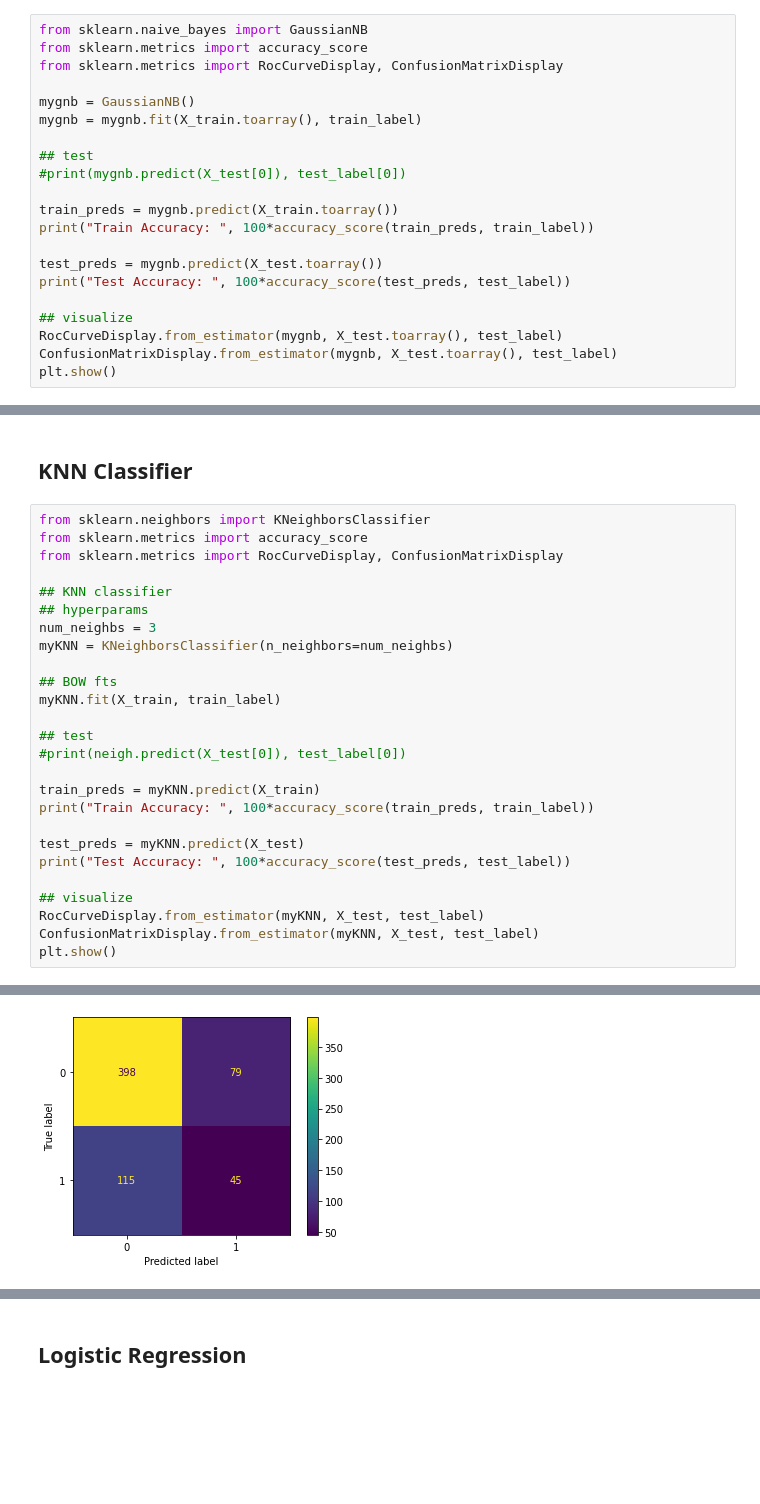
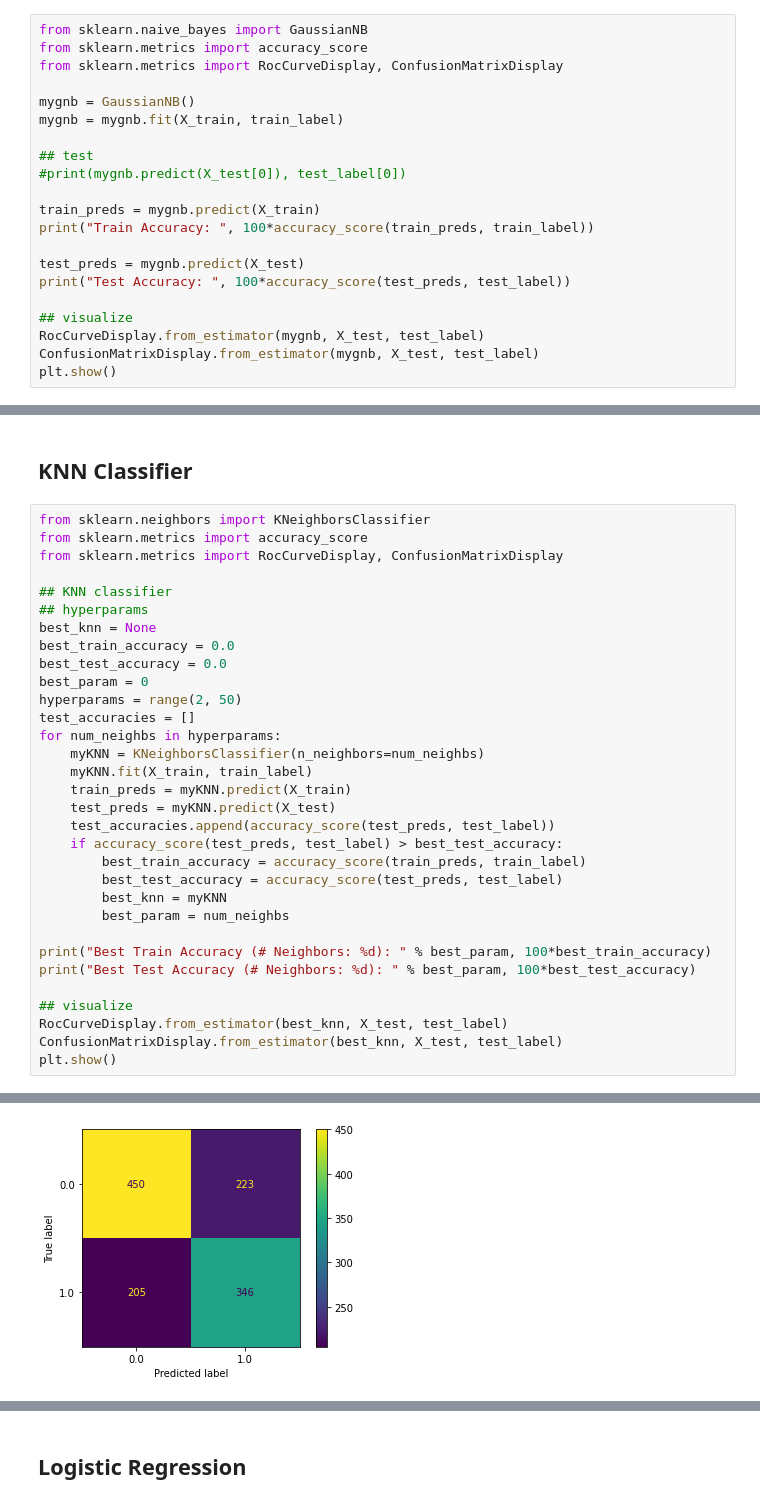
Before and after one commit to ShashiKiranMR/CS-7641-ML-Project, a Jupyter notebook: src/supervised.ipynb, the cells around one changed output, grey strips where cells are left out. Drawn from its saved outputs; the diff is of its cells as text; blank space fills up the shorter version.

```diff
--- a/src/supervised.ipynb
+++ b/src/supervised.ipynb
@@ -238,19 +288,19 @@ from sklearn.metrics import accuracy_score
 from sklearn.metrics import RocCurveDisplay, ConfusionMatrixDisplay
 
 mygnb = GaussianNB()
-mygnb = mygnb.fit(X_train.toarray(), train_label)
+mygnb = mygnb.fit(X_train, train_label)
 
 ## test
 #print(mygnb.predict(X_test[0]), test_label[0])
 
-train_preds = mygnb.predict(X_train.toarray())
+train_preds = mygnb.predict(X_train)
 print("Train Accuracy: ", 100*accuracy_score(train_preds, train_label))
 
-test_preds = mygnb.predict(X_test.toarray())
+test_preds = mygnb.predict(X_test)
 print("Test Accuracy: ", 100*accuracy_score(test_preds, test_label))
 
 ## visualize
-RocCurveDisplay.from_estimator(mygnb, X_test.toarray(), test_label)
-ConfusionMatrixDisplay.from_estimator(mygnb, X_test.toarray(), test_label)
+RocCurveDisplay.from_estimator(mygnb, X_test, test_label)
+ConfusionMatrixDisplay.from_estimator(mygnb, X_test, test_label)
 plt.show()
 # %% [output]
@@ -267,23 +317,29 @@ from sklearn.metrics import RocCurveDisplay, ConfusionMatrixDisplay
 
 ## KNN classifier
 ## hyperparams
-num_neighbs = 3
-myKNN = KNeighborsClassifier(n_neighbors=num_neighbs)
+best_knn = None
+best_train_accuracy = 0.0
+best_test_accuracy = 0.0
+best_param = 0
+hyperparams = range(2, 50)
+test_accuracies = []
+for num_neighbs in hyperparams:
+    myKNN = KNeighborsClassifier(n_neighbors=num_neighbs)
+    myKNN.fit(X_train, train_label)
+    train_preds = myKNN.predict(X_train)
+    test_preds = myKNN.predict(X_test)
+    test_accuracies.append(accuracy_score(test_preds, test_label))
+    if accuracy_score(test_preds, test_label) > best_test_accuracy:
+        best_train_accuracy = accuracy_score(train_preds, train_label)
+        best_test_accuracy = accuracy_score(test_preds, test_label)
+        best_knn = myKNN
+        best_param = num_neighbs
 
-## BOW fts
-myKNN.fit(X_train, train_label)
-
-## test
-#print(neigh.predict(X_test[0]), test_label[0])
-
-train_preds = myKNN.predict(X_train)
-print("Train Accuracy: ", 100*accuracy_score(train_preds, train_label))
-
-test_preds = myKNN.predict(X_test)
-print("Test Accuracy: ", 100*accuracy_score(test_preds, test_label))
+print("Best Train Accuracy (# Neighbors: %d): " % best_param, 100*best_train_accuracy)
+print("Best Test Accuracy (# Neighbors: %d): " % best_param, 100*best_test_accuracy)
 
 ## visualize
-RocCurveDisplay.from_estimator(myKNN, X_test, test_label)
-ConfusionMatrixDisplay.from_estimator(myKNN, X_test, test_label)
+RocCurveDisplay.from_estimator(best_knn, X_test, test_label)
+ConfusionMatrixDisplay.from_estimator(best_knn, X_test, test_label)
 plt.show()
 # %% [output]
@@ -293 +349 @@ Test Accuracy:  69.5447409733124
-[figure, old version]
+[figure, new version]
```
Also changed, not shown: parts of 23 cells of this notebook.
